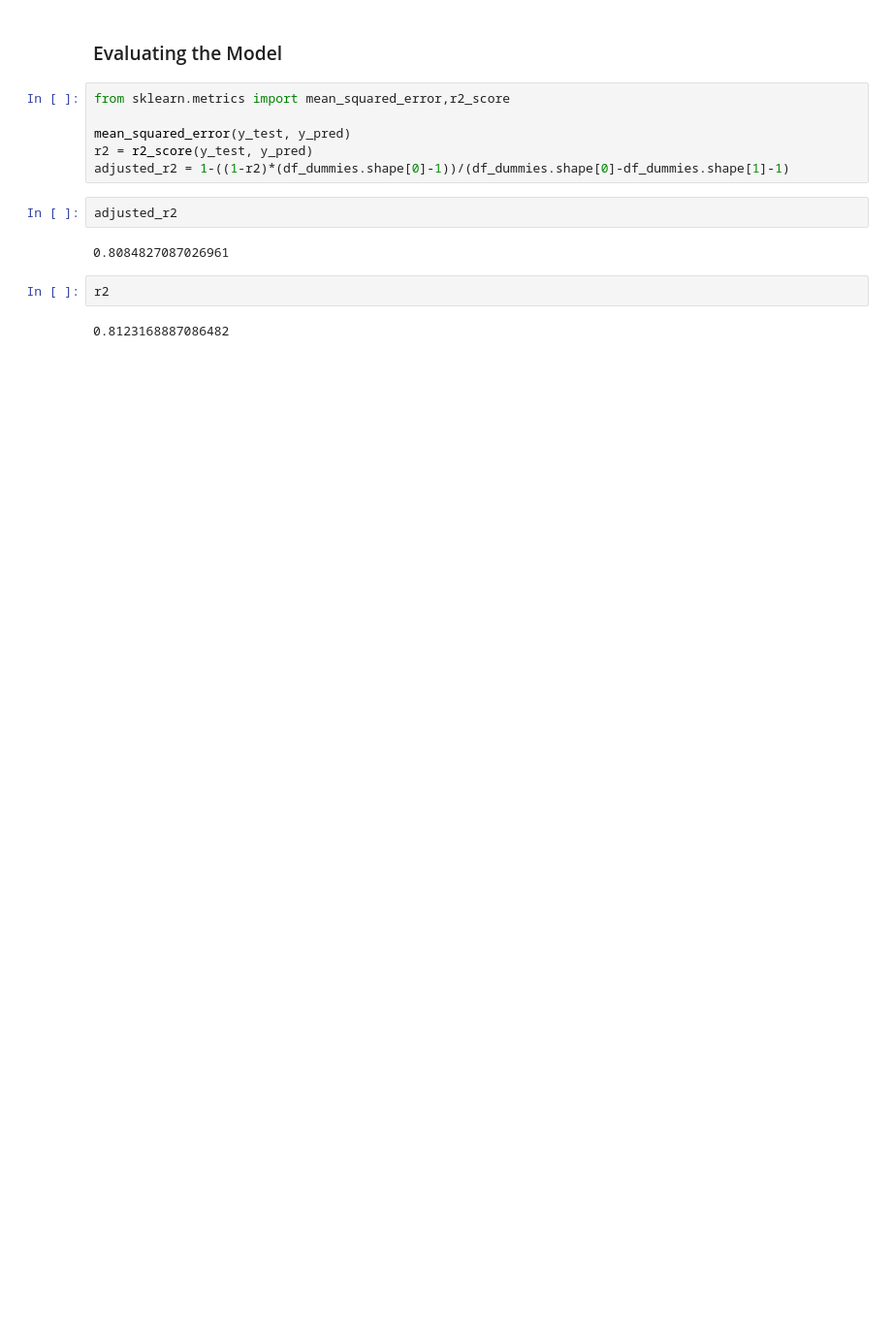
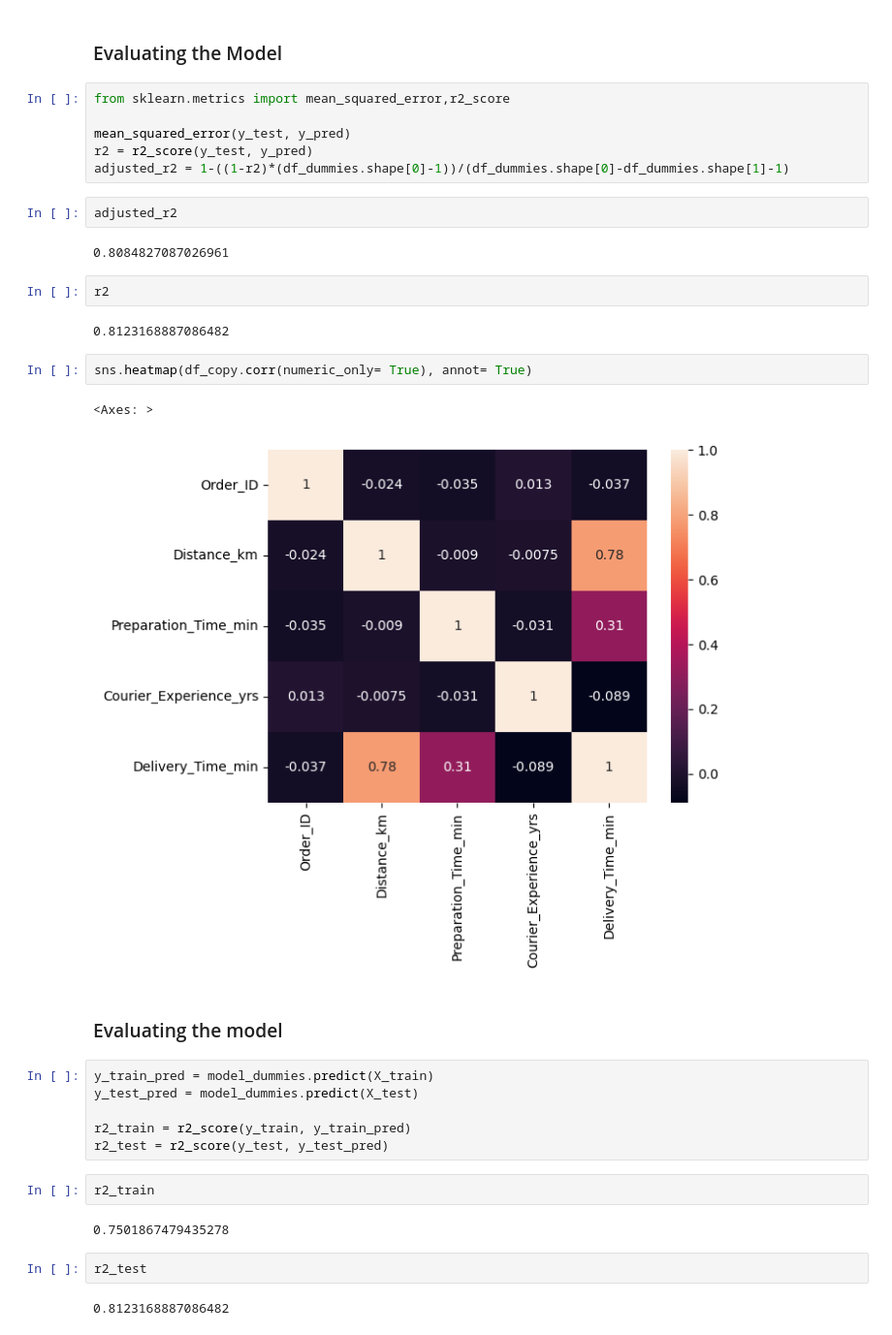
Before and after one commit to coder-priyanka01/Machine-Learning, a Jupyter notebook: Linear_Regression.ipynb, the cells around one changed output. Shown at 97% size. Drawn from its saved outputs; the diff is of its cells as text; blank space fills up the shorter version.

```diff
--- a/Linear_Regression.ipynb
+++ b/Linear_Regression.ipynb
@@ -246,3 +246,24 @@ adjusted_r2
 r2
 # %% [output]
 0.8123168887086482
+# %%
+sns.heatmap(df_copy.corr(numeric_only= True), annot= True)
+# %% [output]
+<Axes: >
+[figure, added]
+# %% [markdown]
+### Evaluating the model
+# %%
+y_train_pred = model_dummies.predict(X_train)
+y_test_pred = model_dummies.predict(X_test)
+
+r2_train = r2_score(y_train, y_train_pred)
+r2_test = r2_score(y_test, y_test_pred)
+# %%
+r2_train
+# %% [output]
+0.7501867479435278
+# %%
+r2_test
+# %% [output]
+0.8123168887086482
```
Also changed, not shown: parts of 8 cells of this notebook.
